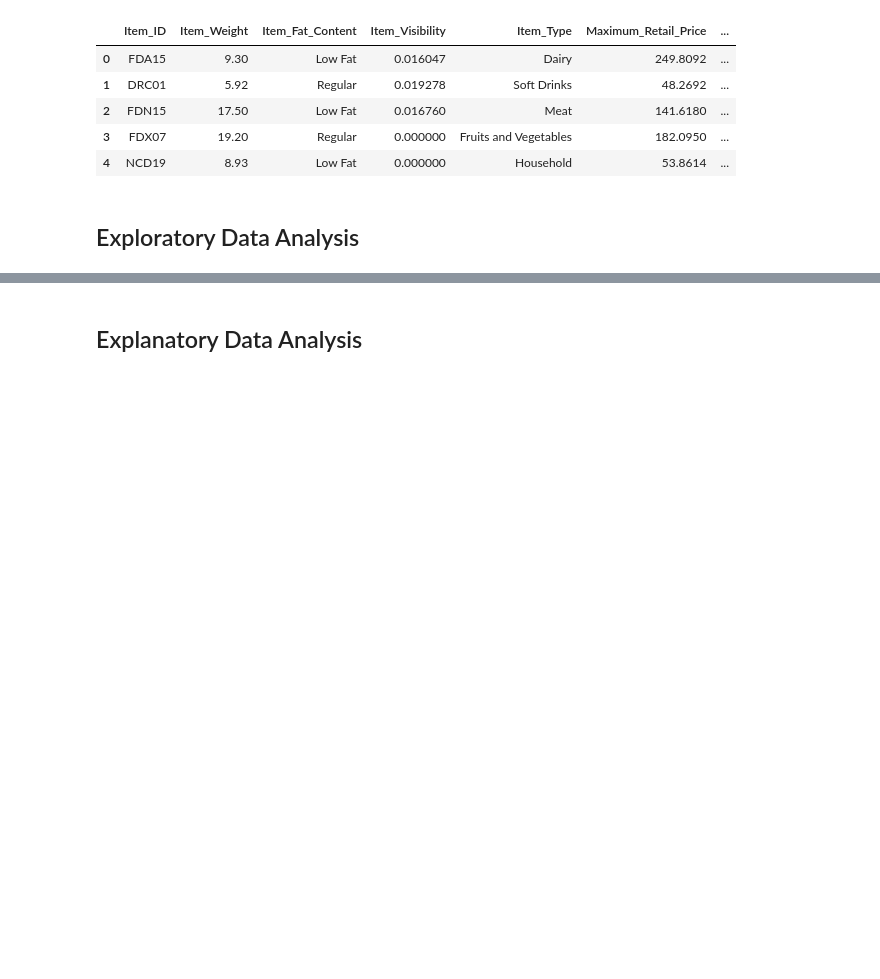
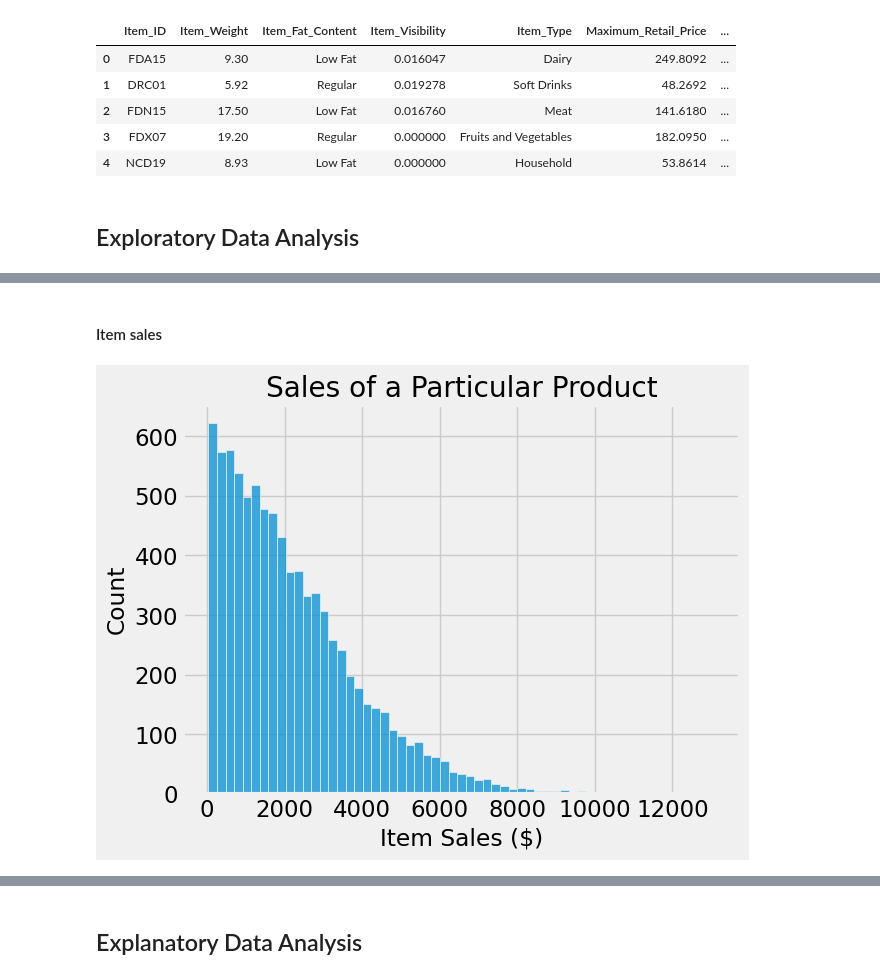
Before and after one commit to NemesisCrociata/Prediction-of-Product-Sales, a Jupyter notebook: Prediction_of_Product_Sales.ipynb, the cells around one changed output, grey strips where cells are left out. Saved outputs shown, nothing was run; the diff lists cells and outputs as text; code cells hidden in the pictures; blank space fills up the shorter version.

```diff
--- a/Prediction_of_Product_Sales.ipynb
+++ b/Prediction_of_Product_Sales.ipynb
@@ -512,0 +588,8 @@ clean_df.head()
+# %% [markdown]
+#### Item sales
+# %%
+ax = sns.histplot(data=df, x='Item_Outlet_Sales')
+
+ax.set(xlabel='Item Sales ($)', ylabel='Count', title='Sales of a Particular Product');
+# %% [output]
+[figure, added]
```
Also changed, not shown: parts of 48 cells of this notebook.
